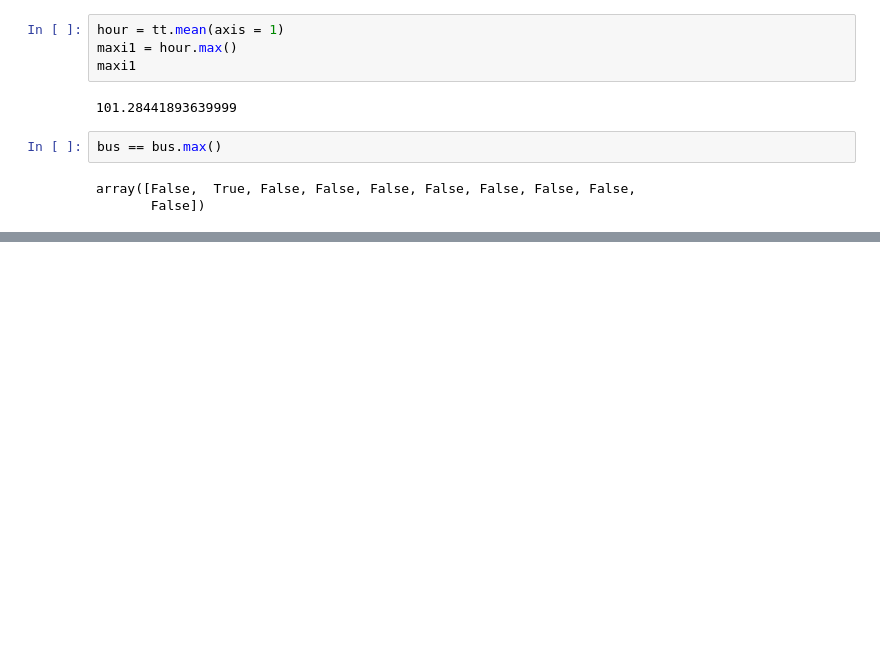
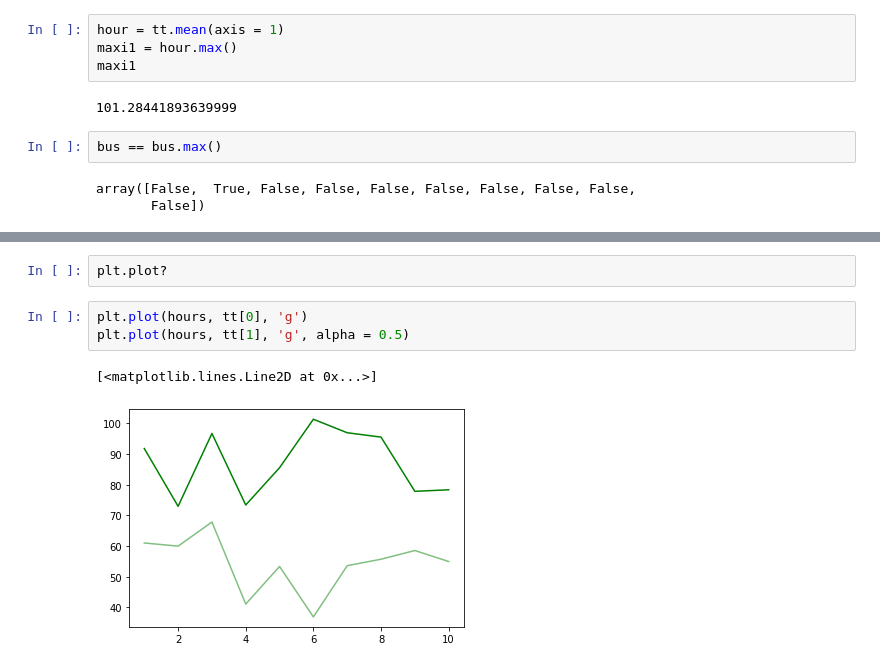
Before and after one commit to alessiavisigalli/gittest_avisigalli, a Jupyter notebook: pyBootParma.ipynb, the cells around one changed output, grey strips where cells are left out. Saved outputs shown, nothing was run; the diff lists cells and outputs as text; blank space fills up the shorter version.

```diff
--- a/pyBootParma.ipynb
+++ b/pyBootParma.ipynb
@@ -584,0 +596,8 @@ array([False,  True, False, False, False, False, False, False, False,
+# %%
+plt.plot?
+# %%
+plt.plot(hours, tt[0], 'g')
+plt.plot(hours, tt[1], 'g', alpha = 0.5)
+# %% [output]
+[<matplotlib.lines.Line2D at 0x...>]
+[figure, added]
```
Also changed, not shown: parts of 5 cells of this notebook.
